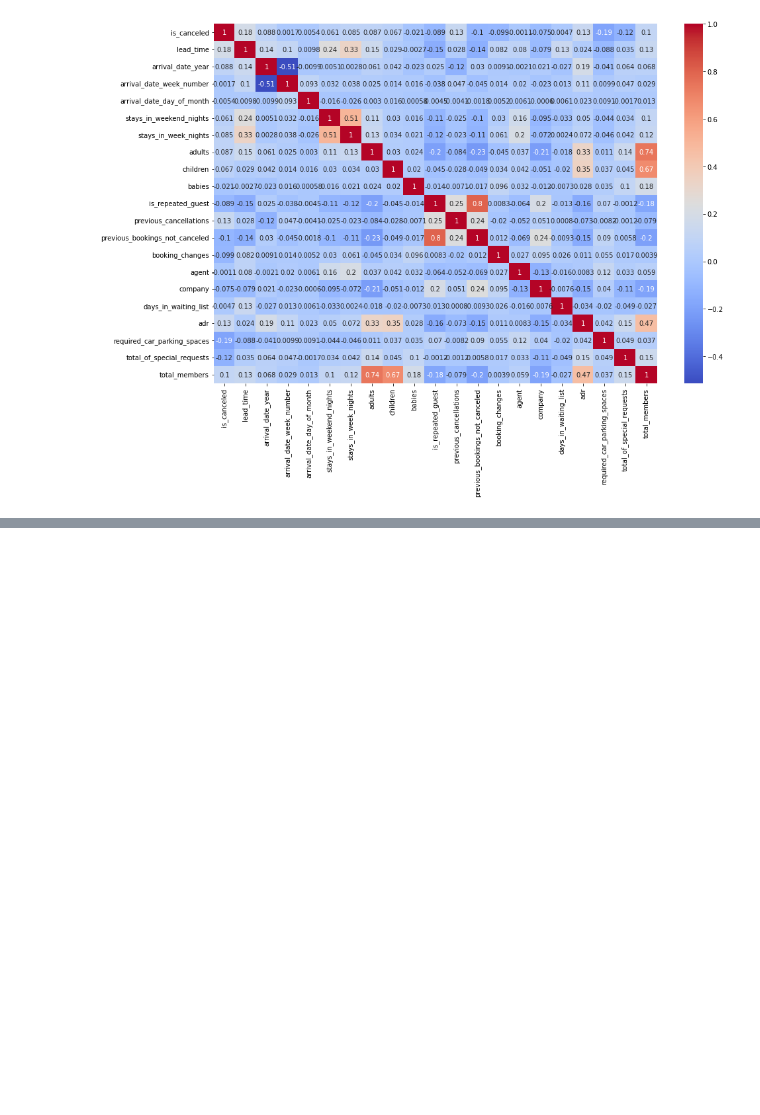
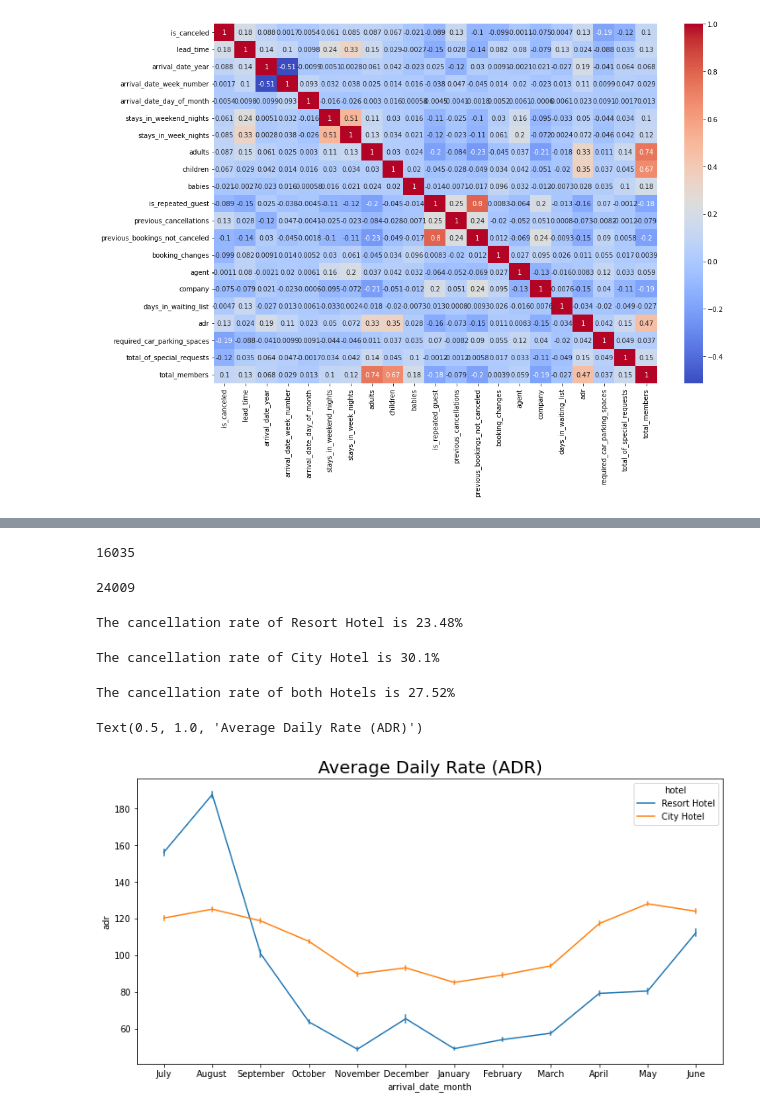
Before and after one commit to shikhar23091999/hotel-booking-analysis, a Jupyter notebook: Hotel_Booking_Analysis_Shikhar_Satpute.ipynb, the cells around one changed output, grey strips where cells are left out. Drawn from its saved outputs; the diff is of its cells as text; code cells hidden in the pictures; blank space fills up the shorter version.

```diff
--- a/Hotel_Booking_Analysis_Shikhar_Satpute.ipynb
+++ b/Hotel_Booking_Analysis_Shikhar_Satpute.ipynb
@@ -414,0 +448,31 @@ sns.heatmap(ax7,cmap='coolwarm',annot=True)
+# %%
+city_canceled = df_copy[df_copy['hotel']=="City Hotel"]['is_canceled'].sum()
+print(city_canceled)
+# %% [output]
+16035
+# %%
+total_canceled = df_copy['is_canceled'].sum()
+print(total_canceled)
+# %% [output]
+24009
+# %%
+resort_canceled_per = round(resort_canceled / df_copy[df_copy['hotel']=="Resort Hotel"].shape[0] *100,2)
+print(f"The cancellation rate of Resort Hotel is {resort_canceled_per}%")
+# %% [output]
+The cancellation rate of Resort Hotel is 23.48%
+# %%
+city_canceled_per = round(city_canceled / df_copy[df_copy['hotel']=="City Hotel"].shape[0] * 100,2)
+print(f"The cancellation rate of City Hotel is {city_canceled_per}%")
+# %% [output]
+The cancellation rate of City Hotel is 30.1%
+# %%
+total_canceled_per = round(total_canceled / df_copy.shape[0] * 100,2)
+print(f"The cancellation rate of both Hotels is {total_canceled_per}%")
+# %% [output]
+The cancellation rate of both Hotels is 27.52%
+# %%
+plt.figure(figsize=(12,6))
+sns.lineplot(x='arrival_date_month', y='adr', hue='hotel', data= df_copy,err_style='bars').set_title("Average Daily Rate (ADR)",fontsize= 20)
+# %% [output]
+Text(0.5, 1.0, 'Average Daily Rate (ADR)')
+[figure, added]
```
Also changed, not shown: parts of 17 cells of this notebook.
